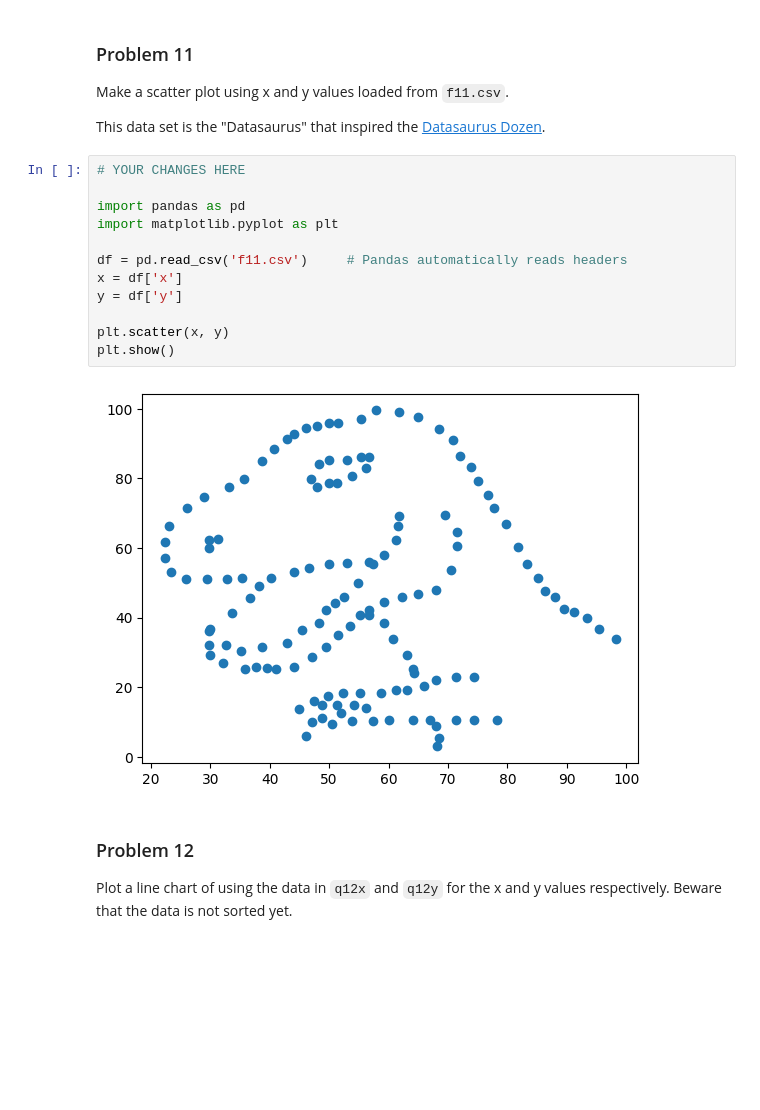
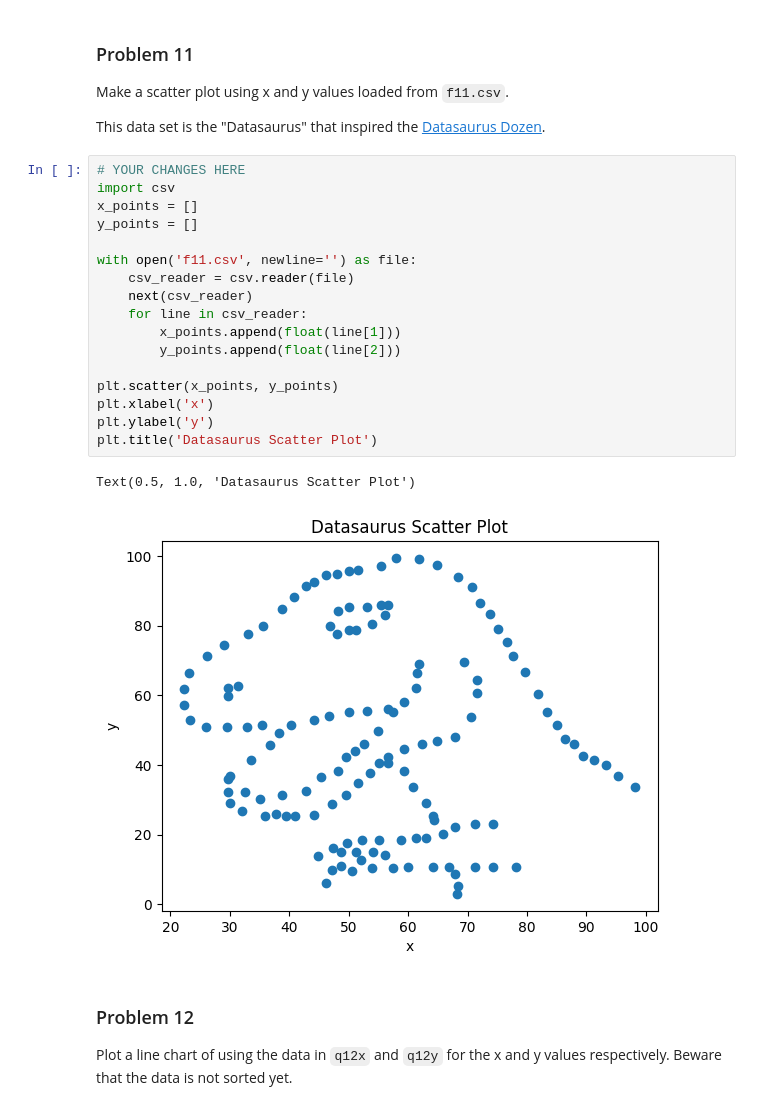
Before and after one commit to apand023/dx602-homework-05, a Jupyter notebook: homework.ipynb, the cells around one changed output. Saved outputs shown, nothing was run; the diff lists cells and outputs as text; blank space fills up the shorter version.

```diff
--- a/homework.ipynb
+++ b/homework.ipynb
@@ -301,20 +301,26 @@ plt.plot(q10)
 Make a scatter plot using x and y values loaded from `f11.csv`.
 
 This data set is the "Datasaurus" that inspired the [Datasaurus Dozen](https://www.research.autodesk.com/publications/same-stats-different-graphs/).
-# %%
-# YOUR CHANGES HERE
-
-import pandas as pd
-import matplotlib.pyplot as plt
-
-df = pd.read_csv('f11.csv')     # Pandas automatically reads headers
-x = df['x']
-y = df['y']
-
-plt.scatter(x, y)
-plt.show()
-# %% [output]
-[figure, removed]
+# %%
+# YOUR CHANGES HERE
+import csv
+x_points = []
+y_points = []
+
+with open('f11.csv', newline='') as file:
+    csv_reader = csv.reader(file)
+    next(csv_reader)
+    for line in csv_reader:
+        x_points.append(float(line[1]))
+        y_points.append(float(line[2]))
+
+plt.scatter(x_points, y_points)
+plt.xlabel('x')
+plt.ylabel('y')
+plt.title('Datasaurus Scatter Plot')
+# %% [output]
+Text(0.5, 1.0, 'Datasaurus Scatter Plot')
+[figure, added]
 # %% [markdown]
 ### Problem 12
 
```
